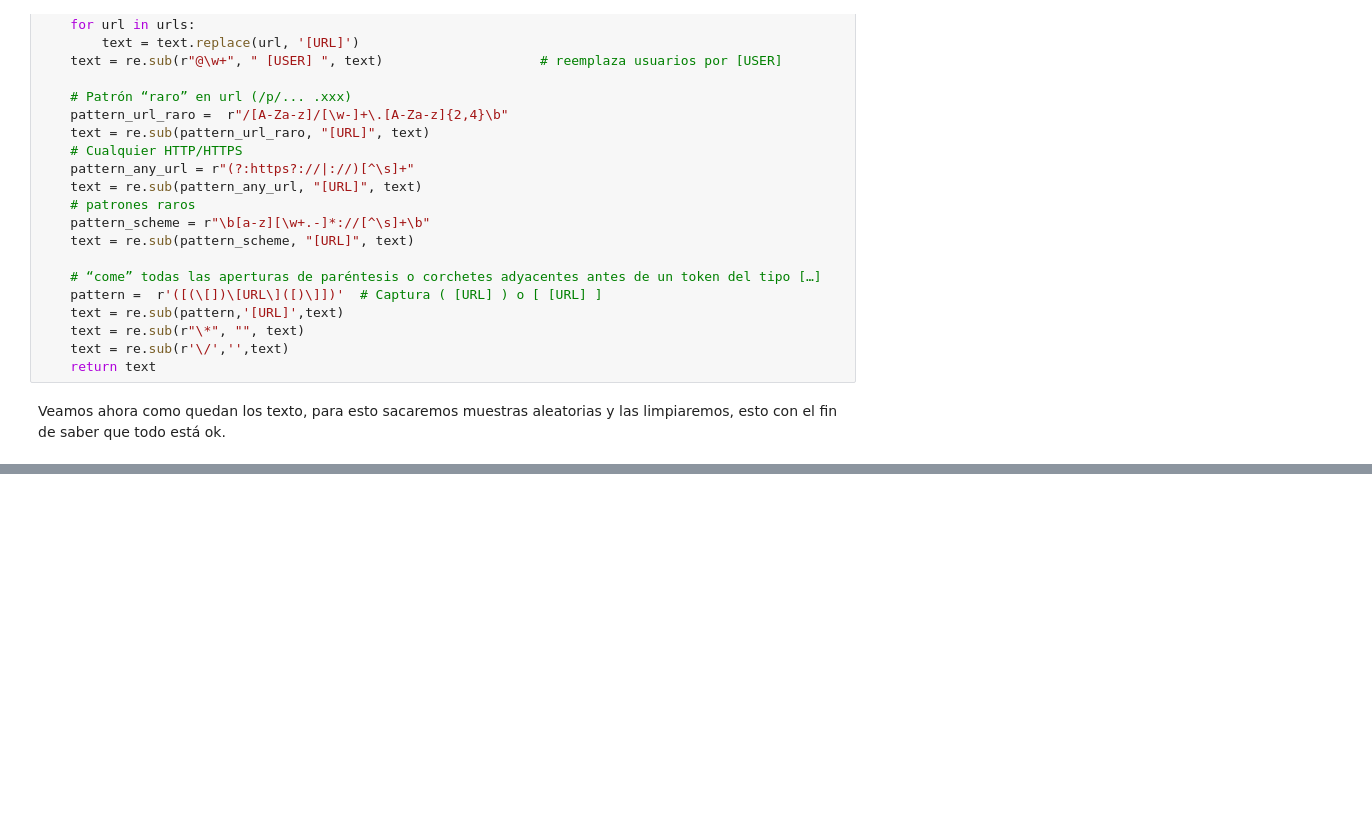
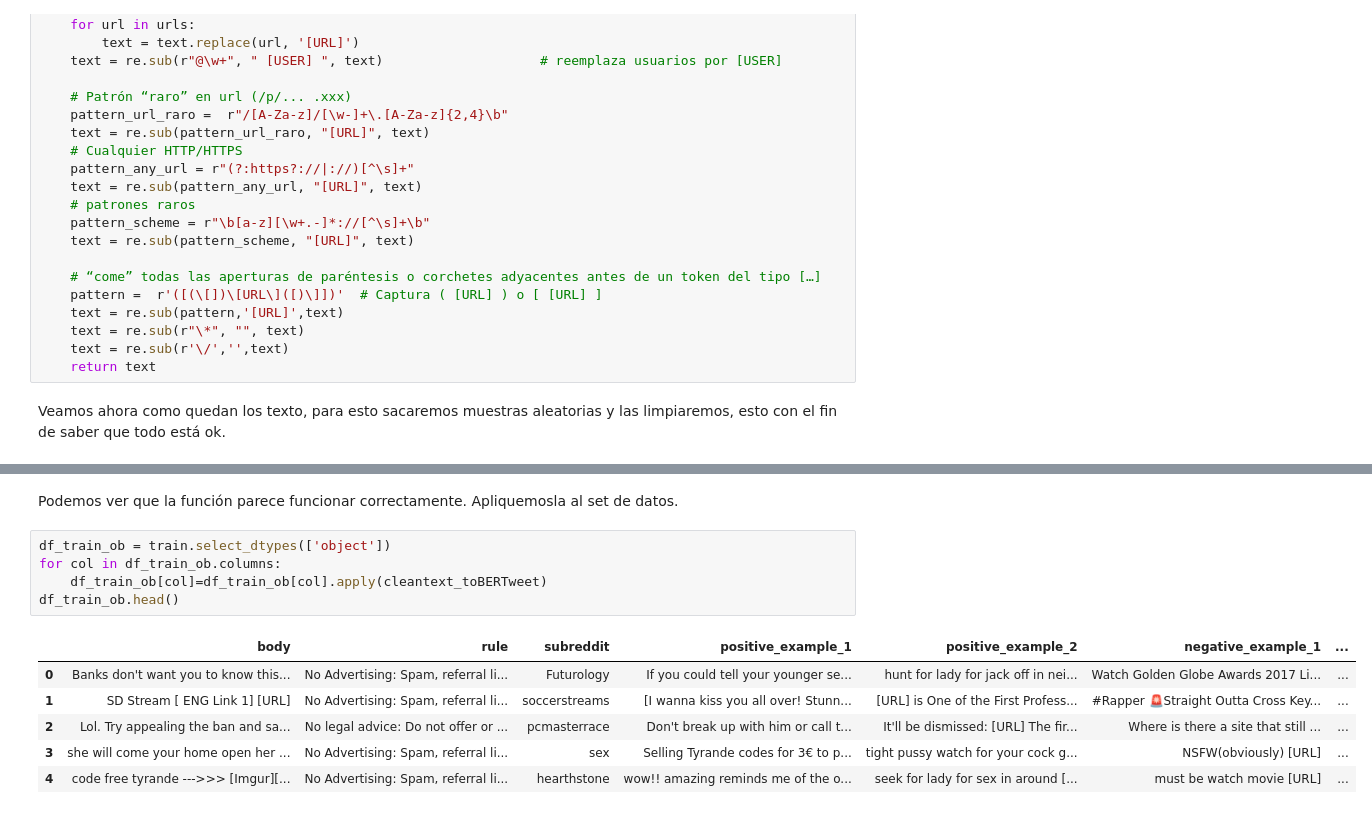
Before and after one commit to luiscxz/To_linkedIn, a Jupyter notebook: Agile Community Rules Classification.ipynb, the cells around one changed output, grey strips where cells are left out. Cells and saved outputs as stored; diff of their text form; blank space fills up the shorter version.

```diff
--- a/Agile Community Rules Classification.ipynb
+++ b/Agile Community Rules Classification.ipynb
@@ -135,0 +138,14 @@ Name: negative_example_1, dtype: object
+# %% [markdown]
+Podemos ver que la función parece funcionar correctamente. Apliquemosla al set de datos.
+# %%
+df_train_ob = train.select_dtypes(['object'])
+for col in df_train_ob.columns:
+    df_train_ob[col]=df_train_ob[col].apply(cleantext_toBERTweet)
+df_train_ob.head()
+# %% [output]
+|  | body | rule | subreddit | positive_example_1 | positive_example_2 | negative_example_1 | ... |
+| 0 | Banks don't want you to know this... | No Advertising: Spam, referral li... | Futurology | If you could tell your younger se... | hunt for lady for jack off in nei... | Watch Golden Globe Awards 2017 Li... | ... |
+| 1 | SD Stream [ ENG Link 1] [URL] | No Advertising: Spam, referral li... | soccerstreams | [I wanna kiss you all over! Stunn... | [URL] is One of the First Profess... | #Rapper 🚨Straight Outta Cross Key... | ... |
+| 2 | Lol. Try appealing the ban and sa... | No legal advice: Do not offer or ... | pcmasterrace | Don't break up with him or call t... | It'll be dismissed: [URL] The fir... | Where is there a site that still ... | ... |
+| 3 | she will come your home open her ... | No Advertising: Spam, referral li... | sex | Selling Tyrande codes for 3€ to p... | tight pussy watch for your cock g... | NSFW(obviously) [URL] | ... |
+| 4 | code free tyrande --->>> [Imgur][... | No Advertising: Spam, referral li... | hearthstone | wow!! amazing reminds me of the o... | seek for lady for sex in around [... | must be watch movie [URL] | ... |
```
Also changed, not shown: parts of 11 cells of this notebook.
